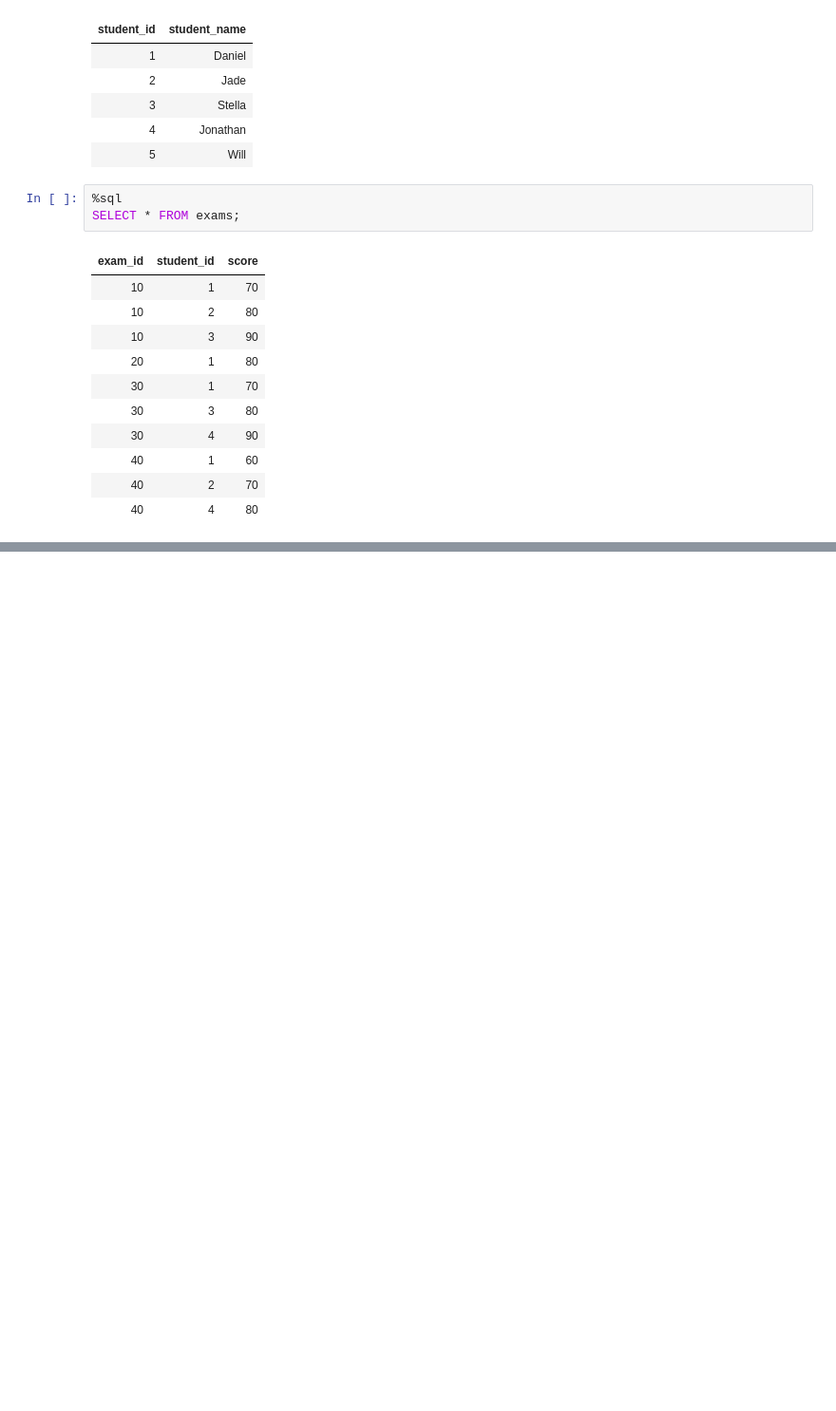
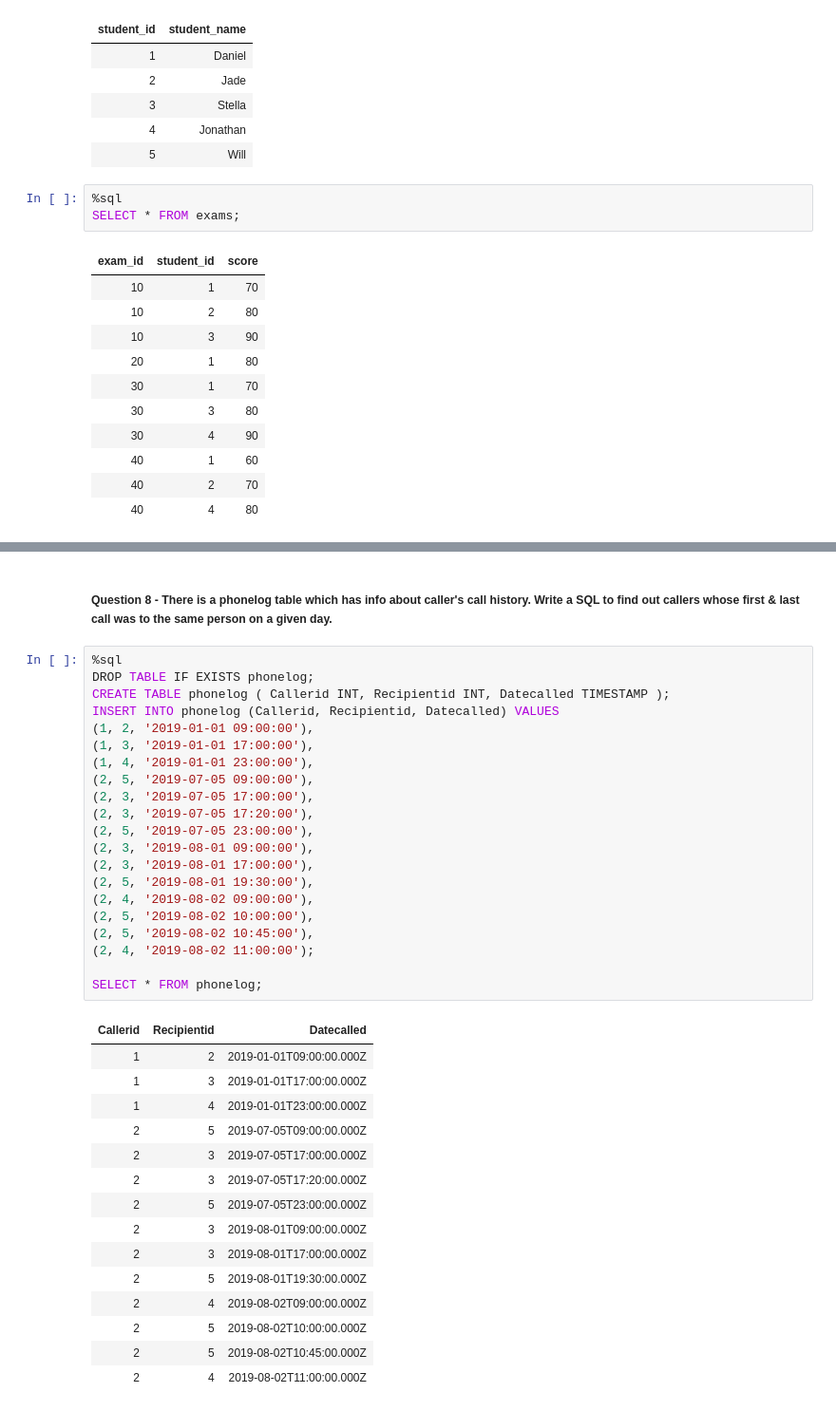
Before and after one commit to Rupam-1/SQL-Pyspark-practise_youtube, a Jupyter notebook: 04. SQL - Part3.ipynb, the cells around one changed output, grey strips where cells are left out. Shown at 95% size. Saved outputs shown, nothing was run; the diff lists cells and outputs as text; blank space fills up the shorter version.

```diff
--- a/04. SQL - Part3.ipynb
+++ b/04. SQL - Part3.ipynb
@@ -882,3 +883,42 @@ ORDER BY e.student_id ASC;
 # %% [output]
 | student_id |
 | 2 |
+# %% [markdown]
+##### Question 8 - There is a phonelog table which has info about caller's call history. Write a SQL to find out callers whose first & last call was to the same person on a given day.
+# %%
+%sql
+DROP TABLE IF EXISTS phonelog;
+CREATE TABLE phonelog ( Callerid INT, Recipientid INT, Datecalled TIMESTAMP );
+INSERT INTO phonelog (Callerid, Recipientid, Datecalled) VALUES
+(1, 2, '2019-01-01 09:00:00'),
+(1, 3, '2019-01-01 17:00:00'),
+(1, 4, '2019-01-01 23:00:00'),
+(2, 5, '2019-07-05 09:00:00'),
+(2, 3, '2019-07-05 17:00:00'),
+(2, 3, '2019-07-05 17:20:00'),
+(2, 5, '2019-07-05 23:00:00'),
+(2, 3, '2019-08-01 09:00:00'),
+(2, 3, '2019-08-01 17:00:00'),
+(2, 5, '2019-08-01 19:30:00'),
+(2, 4, '2019-08-02 09:00:00'),
+(2, 5, '2019-08-02 10:00:00'),
+(2, 5, '2019-08-02 10:45:00'),
+(2, 4, '2019-08-02 11:00:00');
+
+SELECT * FROM phonelog;
+# %% [output]
+| Callerid | Recipientid | Datecalled |
+| 1 | 2 | 2019-01-01T09:00:00.000Z |
+| 1 | 3 | 2019-01-01T17:00:00.000Z |
+| 1 | 4 | 2019-01-01T23:00:00.000Z |
+| 2 | 5 | 2019-07-05T09:00:00.000Z |
+| 2 | 3 | 2019-07-05T17:00:00.000Z |
+| 2 | 3 | 2019-07-05T17:20:00.000Z |
+| 2 | 5 | 2019-07-05T23:00:00.000Z |
+| 2 | 3 | 2019-08-01T09:00:00.000Z |
+| 2 | 3 | 2019-08-01T17:00:00.000Z |
+| 2 | 5 | 2019-08-01T19:30:00.000Z |
+| 2 | 4 | 2019-08-02T09:00:00.000Z |
+| 2 | 5 | 2019-08-02T10:00:00.000Z |
+| 2 | 5 | 2019-08-02T10:45:00.000Z |
+| 2 | 4 | 2019-08-02T11:00:00.000Z |
```
Also changed, not shown: parts of 4 cells of this notebook, 1 other file.
